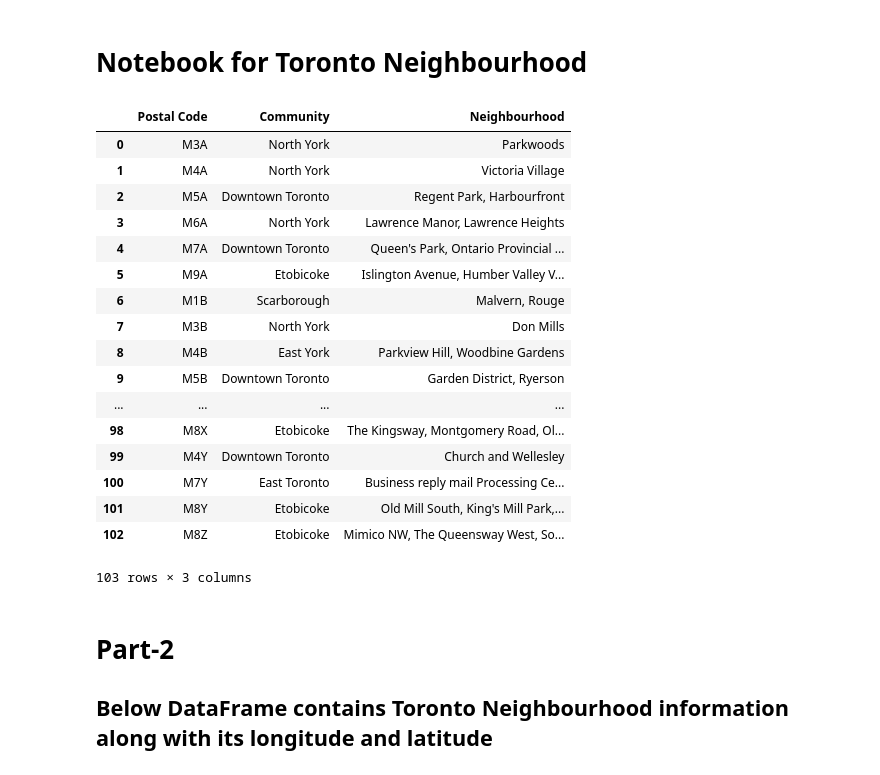
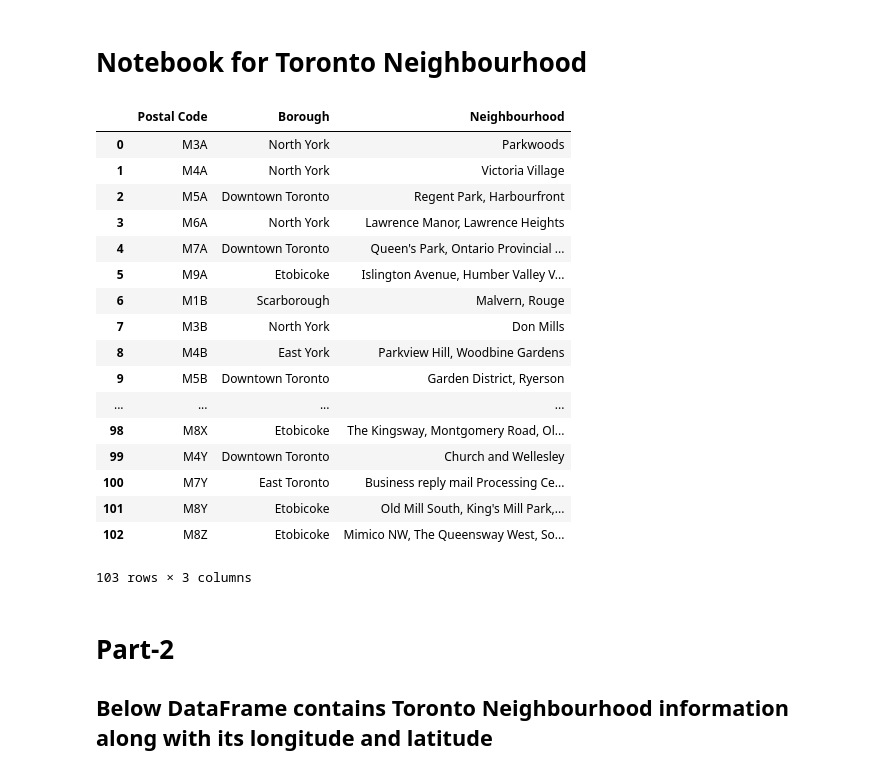
Before and after one commit to Aroraskank/Coursera_Capstone, a Jupyter notebook: Week_3.ipynb, the cells around one changed output. Saved outputs shown, nothing was run; the diff lists cells and outputs as text; code cells hidden in the pictures.

```diff
--- a/Week_3.ipynb
+++ b/Week_3.ipynb
@@ -10,15 +10,15 @@ df=df[0]
 # %%
 #df.groupby(["Community"])["Neighbourhood"].sum()
 
-df=df[df["Community"]!="Not assigned"]     #.Community.unique()
+df=df[df["Borough"]!="Not assigned"]     #.Community.unique()
 df=df.reset_index(drop=True)
 df
 
 #df.groupby(["Postal Code"])["Community", "Neighbourhood"].sum()
 
 #df[df["Neighbourhood"]=="Not Assigned"]
 # %% [output]
-|  | Postal Code | Community | Neighbourhood |
+|  | Postal Code | Borough | Neighbourhood |
 | 0 | M3A | North York | Parkwoods |
 | 1 | M4A | North York | Victoria Village |
 | 2 | M5A | Downtown Toronto | Regent Park, Harbourfront |
```
Also changed, not shown: parts of 14 cells of this notebook, 1 other file.
